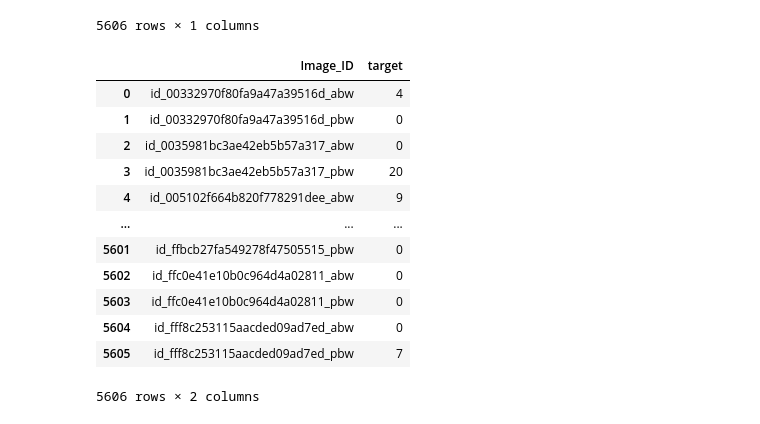
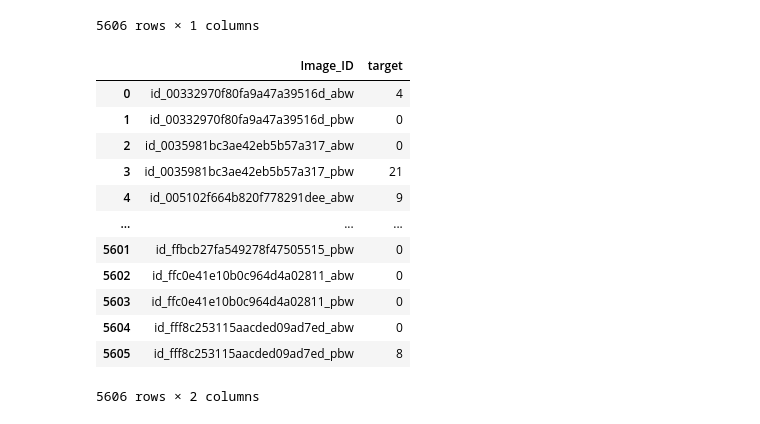
Before and after one commit to pastorsj/590FinalProject, a Jupyter notebook: models/yolo.ipynb, the cells around one changed output. Drawn from its saved outputs; the diff is of its cells as text; code cells hidden in the pictures.

```diff
--- a/models/yolo.ipynb
+++ b/models/yolo.ipynb
@@ -11,7 +29,7 @@
 import os
 import pandas as pd
 
-detection_directory = './yolo_worms_validation/exp/labels/'
+detection_directory = './yolo_worms_validation/exp4/labels/'
 
 all_dfs = []
 for f in os.listdir(detection_directory):
@@ -174,7 +192,7 @@ image 2369/2803 /Users/sampas
 import os
 import pandas as pd
 
-detection_directory = './yolo_worms_testing/exp/labels/'
+detection_directory = './yolo_worms_testing/exp5/labels/'
 
 all_dfs = []
 for f in os.listdir(detection_directory):
@@ -231,32 +249,32 @@ full_test_df
 # %%
 final_testing_df = resulting_test_df.copy(deep=True)
 
 final_testing_df['Image_ID'] = final_testing_df['image_id']
 final_testing_df['Image_ID'] = final_testing_df['Image_ID'].apply(lambda x: os.path.splitext(x)[0])
 final_testing_df['Image_ID'] = (final_testing_df['Image_ID'] + "_" + final_testing_df['worm_type']).str.lower()
 final_testing_df = pd.merge(full_test_df, final_testing_df, on="Image_ID", how="left")
 
 final_testing_df = final_testing_df.drop(columns=['image_id', 'worm_type'])
 final_testing_df['target'] = final_testing_df['target'].fillna(0)
 final_testing_df['target'] = pd.to_numeric(final_testing_df['target'], downcast='integer')
 final_testing_df = final_testing_df.rename(columns={"Target": "target"})
 final_testing_df = final_testing_df.sort_values(by='Image_ID').reset_index(drop=True)
 
-final_testing_df.to_csv('../results/yolo_test_results.csv', index=False)
+final_testing_df.to_csv('../results/yolo_test_results_4.csv', index=False)
 final_testing_df
 # %% [output]
 |  | Image_ID | target |
 | 0 | id_00332970f80fa9a47a39516d_abw | 4 |
 | 1 | id_00332970f80fa9a47a39516d_pbw | 0 |
 | 2 | id_0035981bc3ae42eb5b57a317_abw | 0 |
-| 3 | id_0035981bc3ae42eb5b57a317_pbw | 20 |
+| 3 | id_0035981bc3ae42eb5b57a317_pbw | 21 |
 | 4 | id_005102f664b820f778291dee_abw | 9 |
 | ... | ... | ... |
 | 5601 | id_ffbcb27fa549278f47505515_pbw | 0 |
 | 5602 | id_ffc0e41e10b0c964d4a02811_abw | 0 |
 | 5603 | id_ffc0e41e10b0c964d4a02811_pbw | 0 |
 | 5604 | id_fff8c253115aacded09ad7ed_abw | 0 |
-| 5605 | id_fff8c253115aacded09ad7ed_pbw | 7 |
+| 5605 | id_fff8c253115aacded09ad7ed_pbw | 8 |
 5606 rows × 2 columns
 # %%
 final_testing_df
```
Also changed, not shown: parts of 11 cells of this notebook, 21 other files.
